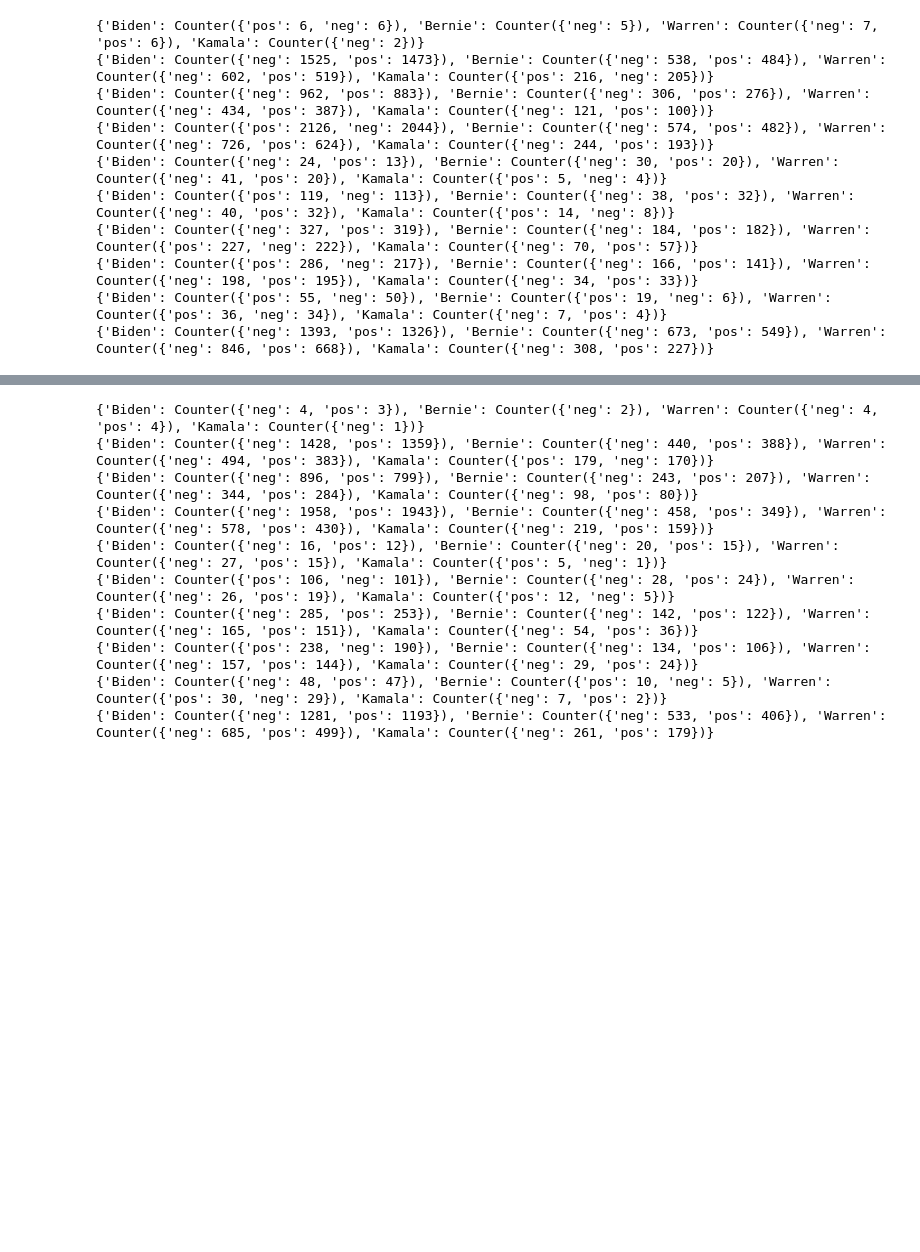
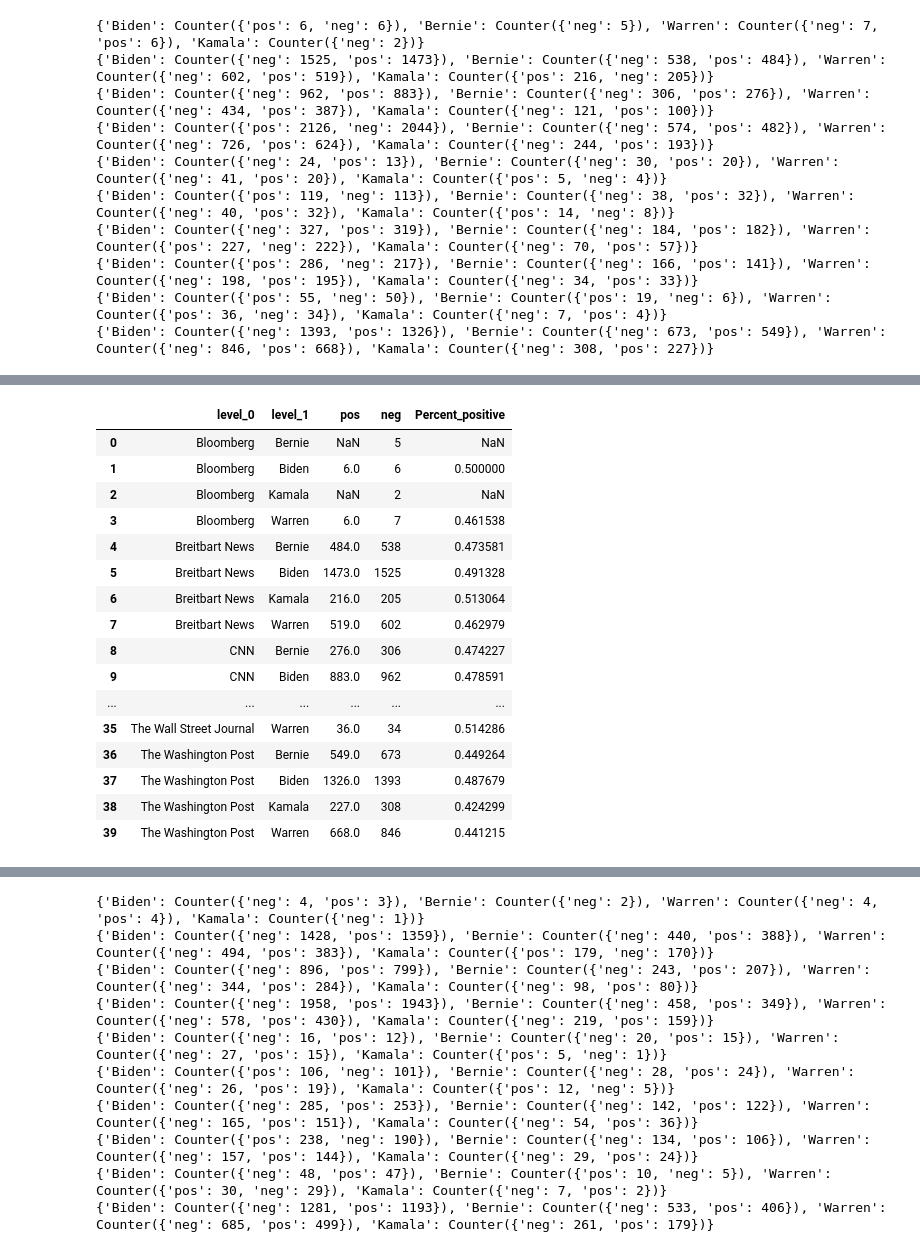
Before and after one commit to mburke65/Data_698_Final, a Jupyter notebook: code/naive_sent_analysis.ipynb, the cells around one changed output, grey strips where cells are left out. Cells and saved outputs as stored; diff of their text form; code cells hidden in the pictures; blank space fills up the shorter version.

```diff
--- a/code/naive_sent_analysis.ipynb
+++ b/code/naive_sent_analysis.ipynb
@@ -147,0 +185,24 @@ all_publishers
+# %%
+newer_df=new_df.reset_index()
+newer_df
+#from ggplot import *
+
+#ggplot(aes(x='Height', y='Weight', color='Gender'), data=df)  + geom_point()
+# %% [output]
+|  | level_0 | level_1 | pos | neg | Percent_positive |
+| 0 | Bloomberg | Bernie | NaN | 5 | NaN |
+| 1 | Bloomberg | Biden | 6.0 | 6 | 0.500000 |
+| 2 | Bloomberg | Kamala | NaN | 2 | NaN |
+| 3 | Bloomberg | Warren | 6.0 | 7 | 0.461538 |
+| 4 | Breitbart News | Bernie | 484.0 | 538 | 0.473581 |
+| 5 | Breitbart News | Biden | 1473.0 | 1525 | 0.491328 |
+| 6 | Breitbart News | Kamala | 216.0 | 205 | 0.513064 |
+| 7 | Breitbart News | Warren | 519.0 | 602 | 0.462979 |
+| 8 | CNN | Bernie | 276.0 | 306 | 0.474227 |
+| 9 | CNN | Biden | 883.0 | 962 | 0.478591 |
+| ... | ... | ... | ... | ... | ... |
+| 35 | The Wall Street Journal | Warren | 36.0 | 34 | 0.514286 |
+| 36 | The Washington Post | Bernie | 549.0 | 673 | 0.449264 |
+| 37 | The Washington Post | Biden | 1326.0 | 1393 | 0.487679 |
+| 38 | The Washington Post | Kamala | 227.0 | 308 | 0.424299 |
+| 39 | The Washington Post | Warren | 668.0 | 846 | 0.441215 |
```
Also changed, not shown: parts of 6 cells of this notebook, 7 other files.
